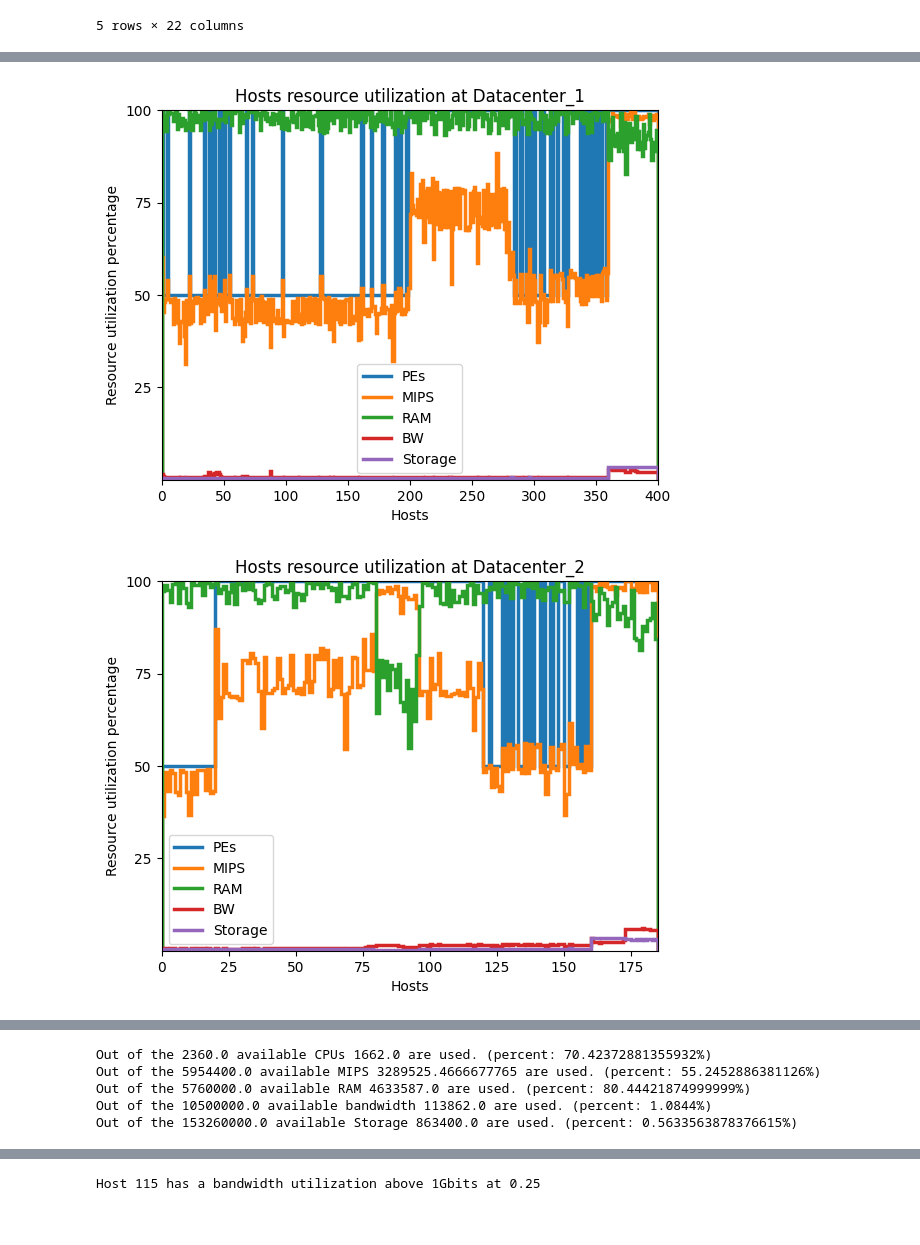
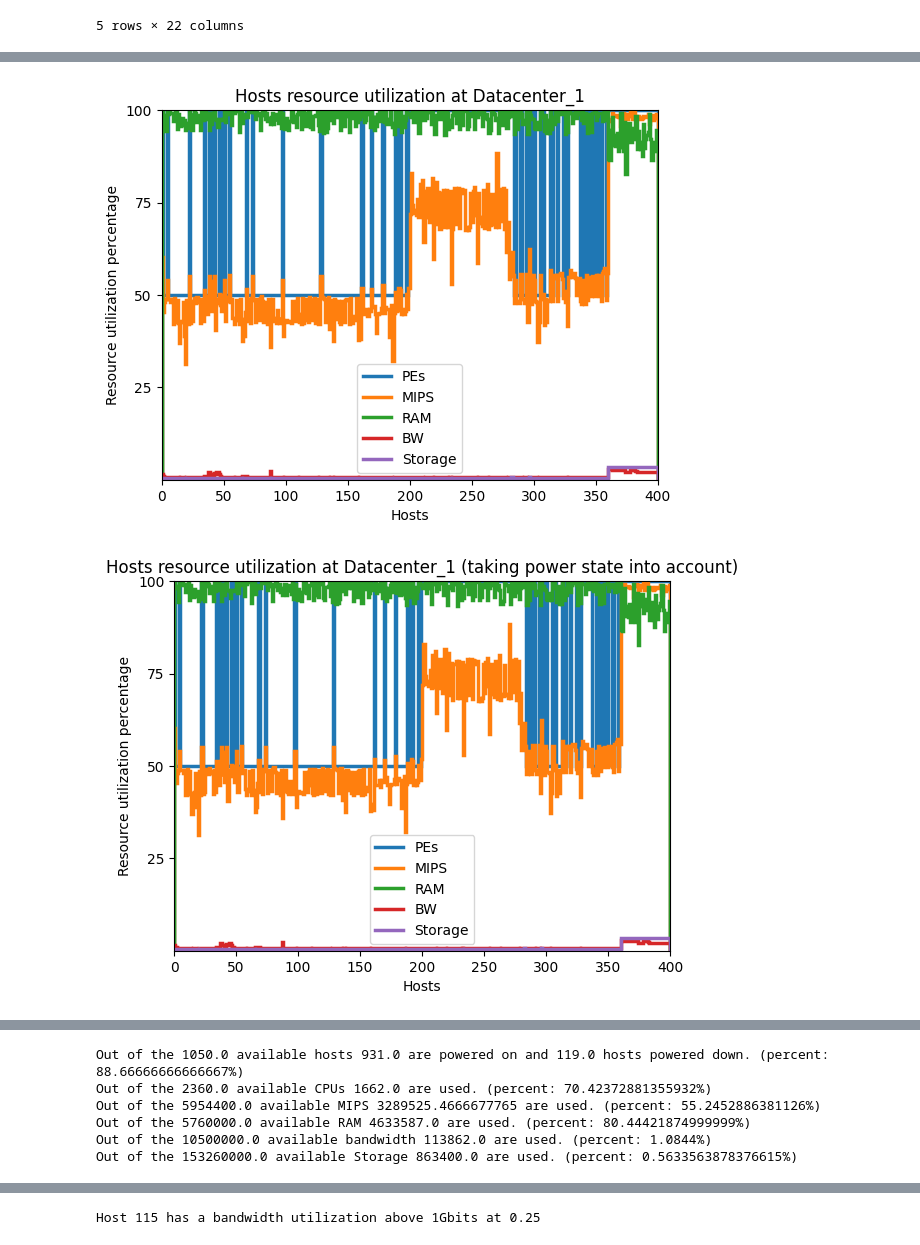
Before and after one commit to KhalidAFarah/cloud-energy-efficiency, a Jupyter notebook: visualization/resources_utilization.ipynb, the cells around one changed output, grey strips where cells are left out. Cells and saved outputs as stored; diff of their text form; code cells hidden in the pictures.

```diff
--- a/visualization/resources_utilization.ipynb
+++ b/visualization/resources_utilization.ipynb
@@ -109,47 +192,78 @@ labels = np.unique(dataset['datacenter_name'])
 for i in range(len(labels)):
     host_PEs = np.array([])
     host_availablePEs = np.array([])
+    host_availablePEs_power = np.array([])
 
     host_MIPS = np.array([])
     host_availableMIPS = np.array([])
+    host_availableMIPS_power = np.array([])
 
     host_RAM = np.array([])
     host_availableRAM = np.array([])
+    host_availableRAM_power = np.array([])
 
     host_BW = np.array([])
     host_availableBW = np.array([])
+    host_availableBW_power = np.array([])
 
     host_Storage = np.array([])
     host_availableStorage = np.array([])
+    host_availableStorage_power = np.array([])
 
     for index, sample in dataset[(dataset['datacenter_name'] == labels[i]) & (dataset['time'] == 300.01)].iterrows():
         host_PEs = np.append(host_PEs, sample['number_of_pes'])
         host_availablePEs = np.append(host_availablePEs, sample['available_pes'])
 
         host_MIPS = np.append(host_MIPS, sample['mips'])
         host_availableMIPS = np.append(host_availableMIPS, sample['available_mips'])
 
         host_RAM = np.append(host_RAM, sample['ram'])
         host_availableRAM = np.append(host_availableRAM, sample['available_ram'])
 
         host_BW = np.append(host_BW, sample['bw'])
         host_availableBW = np.append(host_availableBW, sample['available_bw'])
 
         host_Storage = np.append(host_Storage, sample['storage'])
         host_availableStorage = np.append(host_availableStorage, sample['available_storage'])
 
+        if sample['active'] == False:
+            host_availablePEs_power = np.append(host_availablePEs_power, 0)
+            host_availableMIPS_power = np.append(host_availableMIPS_power, 0)
+            host_availableRAM_power = np.append(host_availableRAM_power, 0)
+            host_availableBW_power = np.append(host_availableBW_power, 0)
+            host_availableStorage_power = np.append(host_availableStorage_power, 0)
+        else:
+            host_availablePEs_power = np.append(host_availablePEs_power, sample['available_pes'])
+            host_availableMIPS_power = np.append(host_availableMIPS_power, sample['available_mips'])
+            host_availableRAM_power = np.append(host_availableRAM_power, sample['available_ram'])
+            host_availableBW_power = np.append(host_availableBW_power, sample['available_bw'])
+            host_availableStorage_power = np.append(host_availableStorage_power, sample['available_storage'])
+
     fig, ax = plt.subplots()
     ax.stairs(np.divide(np.subtract(host_PEs, host_availablePEs), host_PEs)*100, linewidth=2.5, label="PEs")
     ax.stairs(np.divide(np.subtract(host_MIPS, host_availableMIPS), host_MIPS)*100, linewidth=2.5, label="MIPS")
     ax.stairs(np.divide(np.subtract(host_RAM, host_availableRAM), host_RAM)*100, linewidth=2.5, label="RAM")
     ax.stairs(np.divide(np.subtract(host_BW, host_availableBW), host_BW)*100, linewidth=2.5, label="BW")
     ax.stairs(np.divide(np.subtract(host_Storage, host_availableStorage), host_Storage)*100, linewidth=2.5, label="Storage")
     ax.set(xlim=(0, len(host_availablePEs)), ylim=(0,100), yticks=np.array([25,50,75,100])) #xticks=np.arange(1,len(host_availablePEs))
     plt.ylabel("Resource utilization percentage")
     plt.xlabel("Hosts")
     plt.title(f"Hosts resource utilization at {sample['datacenter_name']}")
     plt.legend()
     plt.show()
+
+    fig, ax = plt.subplots()
+    ax.stairs(np.divide(np.subtract(host_PEs, host_availablePEs_power), host_PEs)*100, linewidth=2.5, label="PEs")
+    ax.stairs(np.divide(np.subtract(host_MIPS, host_availableMIPS_power), host_MIPS)*100, linewidth=2.5, label="MIPS")
+    ax.stairs(np.divide(np.subtract(host_RAM, host_availableRAM_power), host_RAM)*100, linewidth=2.5, label="RAM")
+    ax.stairs(np.divide(np.subtract(host_BW, host_availableBW_power), host_BW)*100, linewidth=2.5, label="BW")
+    ax.stairs(np.divide(np.subtract(host_Storage, host_availableStorage_power), host_Storage)*100, linewidth=2.5, label="Storage")
+    ax.set(xlim=(0, len(host_availablePEs_power)), ylim=(0,100), yticks=np.array([25,50,75,100])) #xticks=np.arange(1,len(host_availablePEs))
+    plt.ylabel("Resource utilization percentage")
+    plt.xlabel("Hosts")
+    plt.title(f"Hosts resource utilization at {sample['datacenter_name']} (taking power state into account)")
+    plt.legend()
+    plt.show()
 # %% [output]
 [figure]
-[figure, old version]
+[figure, new version]
@@ -158,10 +276,12 @@ for i in range(len(labels)):
 # %%
+print(f"Out of the {np.sum(cloud_provider_powered_on_hosts_per_datacenter + cloud_provider_powered_down_hosts_per_datacenter)} available hosts {np.sum(cloud_provider_powered_on_hosts_per_datacenter)} are powered on and {np.sum(cloud_provider_powered_down_hosts_per_datacenter)} hosts powered down. (percent: {(np.sum(cloud_provider_powered_on_hosts_per_datacenter)/np.sum(cloud_provider_powered_on_hosts_per_datacenter + cloud_provider_powered_down_hosts_per_datacenter))*100}%)")
 print(f"Out of the {np.sum(datacenter_totalPEs)} available CPUs {np.sum(datacenter_totalPEs) - np.sum(datacenter_availablePEs)} are used. (percent: {((np.sum(datacenter_totalPEs) - np.sum(datacenter_availablePEs))/np.sum(datacenter_totalPEs))*100}%)")
 print(f"Out of the {np.sum(datacenter_totalMIPS)} available MIPS {np.sum(datacenter_totalMIPS) - np.sum(datacenter_availableMIPS)} are used. (percent: {((np.sum(datacenter_totalMIPS) - np.sum(datacenter_availableMIPS))/np.sum(datacenter_totalMIPS))*100}%)")
 print(f"Out of the {np.sum(datacenter_totalRAM)} available RAM {np.sum(datacenter_totalRAM) - np.sum(datacenter_availableRAM)} are used. (percent: {((np.sum(datacenter_totalRAM) - np.sum(datacenter_availableRAM))/np.sum(datacenter_totalRAM))*100}%)")
 print(f"Out of the {np.sum(datacenter_totalBW)} available bandwidth {np.sum(datacenter_totalBW) - np.sum(datacenter_availableBW)} are used. (percent: {((np.sum(datacenter_totalBW) - np.sum(datacenter_availableBW))/np.sum(datacenter_totalBW))*100}%)")
 print(f"Out of the {np.sum(datacenter_totalStorage)} available Storage {np.sum(datacenter_totalStorage) - np.sum(datacenter_availableStorage)} are used. (percent: {((np.sum(datacenter_totalStorage) - np.sum(datacenter_availableStorage))/np.sum(datacenter_totalStorage))*100}%)")
 # %% [output]
+Out of the 1050.0 available hosts 931.0 are powered on and 119.0 hosts powered down. (percent: 88.66666666666667%)
 Out of the 2360.0 available CPUs 1662.0 are used. (percent: 70.42372881355932%)
 Out of the 5954400.0 available MIPS 3289525.4666677765 are used. (percent: 55.2452886381126%)
 Out of the 5760000.0 available RAM 4633587.0 are used. (percent: 80.44421874999999%)
```
Also changed, not shown: parts of 14 cells of this notebook.
